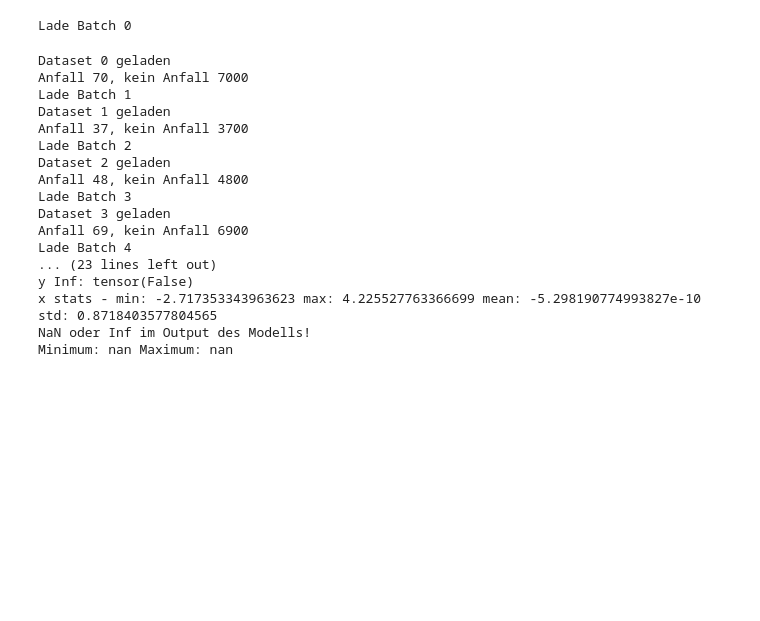
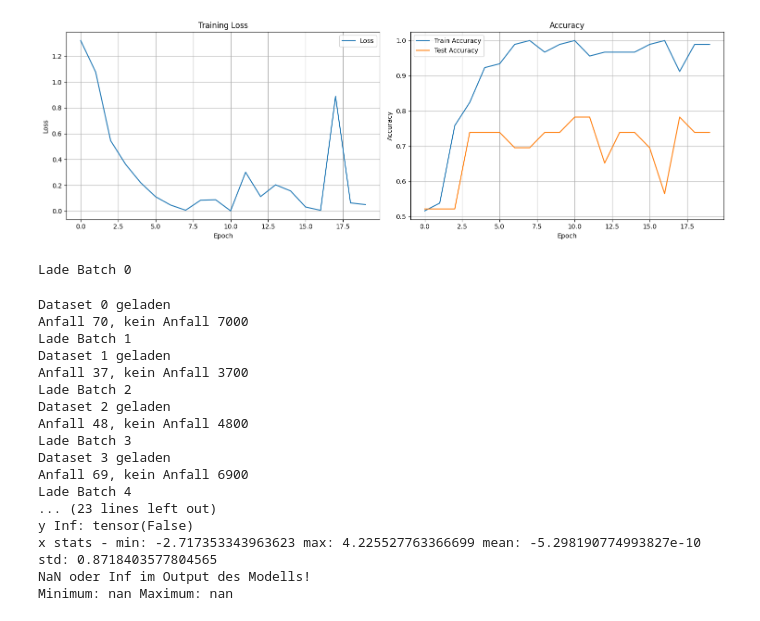
Before and after one commit to Sophies5s68/wki-sose25, a Jupyter notebook: CNN_testmodel.ipynb, the cells around one changed output. Saved outputs shown, nothing was run; the diff lists cells and outputs as text; code cells hidden in the pictures; blank space fills up the shorter version.

```diff
--- a/CNN_testmodel.ipynb
+++ b/CNN_testmodel.ipynb
@@ -60,7 +60,7 @@ import CNN_model
 model = CNN_model.CNN_EEG(in_channels=9, n_classes=2)
 optimizer = torch.optim.Adam(model.parameters(), lr=0.01, weight_decay=1e-4)
 loss_fn = torch.nn.CrossEntropyLoss()
-num_epochs = 200
+num_epochs = 20
 train_losses = []
 train_accuracies = []
 test_accuracies = []
@@ -72,8 +72,10 @@ for epoch in range(1, num_epochs + 1):
     train_losses.append(train_loss)
     train_accuracies.append(train_acc)
     test_accuracies.append(test_acc)
+    print(f"Epoch {epoch:02d} | Train Loss: {train_loss:.4f} | Train Acc: {train_acc:.4f} | Test Acc: {test_acc:.4f}")
 
-    print(f"Epoch {epoch:02d} | Train Loss: {train_loss:.4f} | Train Acc: {train_acc:.4f} | Test Acc: {test_acc:.4f}")
+torch.save(model, "small_trained_cnn_weights.pth")
+
 
 plt.figure(figsize=(15, 5))
 
@@ -99,3 +101,4 @@ plt.legend()
 
 plt.tight_layout()
 plt.show()
+# %% [output]
@@ -102,3 +122,4 @@ plt.show()
+[figure, added]
 # %%
 import random
 import importlib
```
Also changed, not shown: parts of 1 cell of this notebook, 2 other files.
